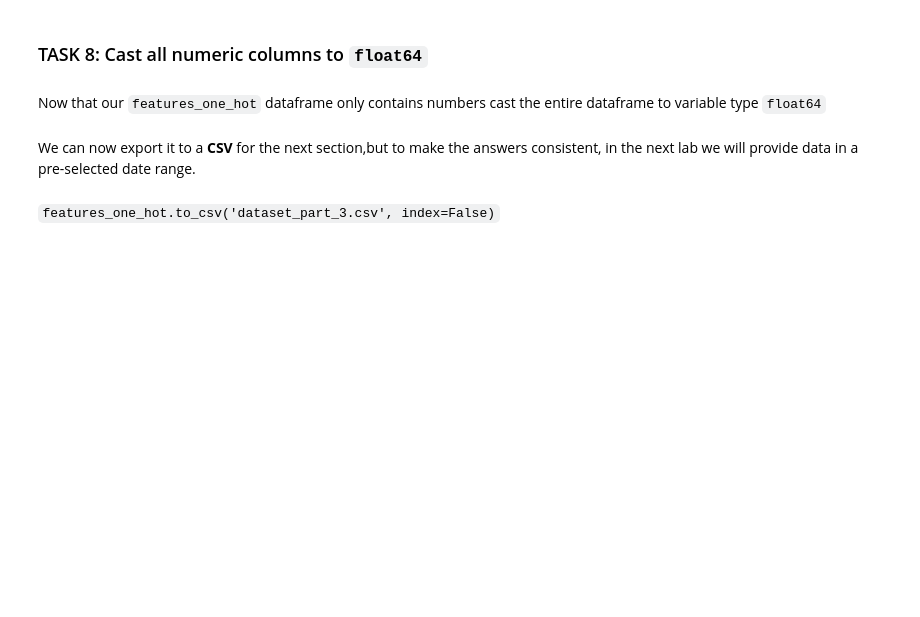
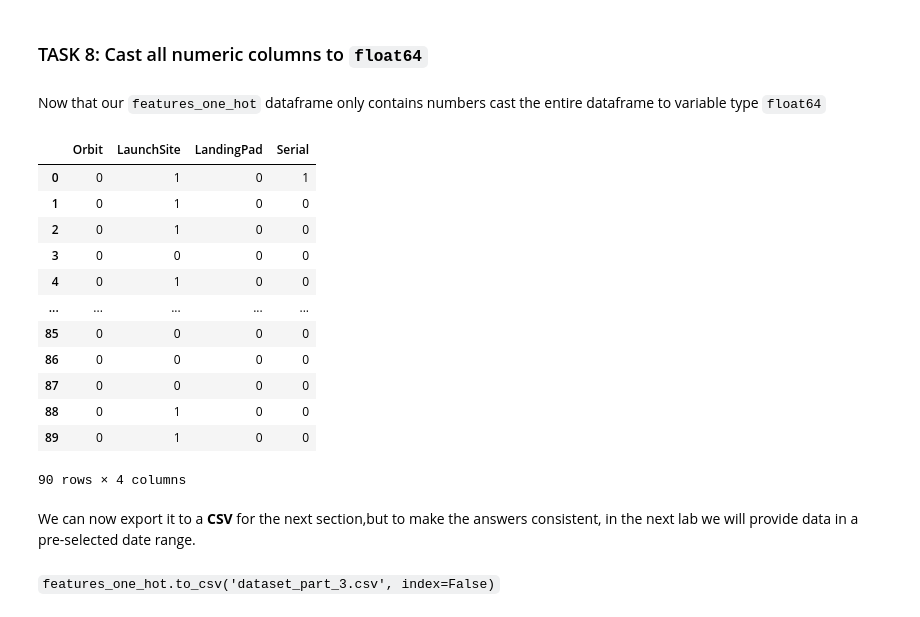
Before and after one commit to garcibo/CAPSTONE-IBM, a Jupyter notebook: jupyter-labs-eda-dataviz.ipynb, the cells around one changed output. Cells and saved outputs as stored; diff of their text form; code cells hidden in the pictures; blank space fills up the shorter version.

```diff
--- a/jupyter-labs-eda-dataviz.ipynb
+++ b/jupyter-labs-eda-dataviz.ipynb
@@ -182,9 +209,32 @@ Use the function <code>get_dummies</code> and <code>features</code> dataframe to
+# %%
+%%capture
+features_hot = df[['Orbit','LaunchSite','LandingPad','Serial']]
+features_hot['Orbit'] = pd.get_dummies(df['Orbit'])
+features_hot['LaunchSite'] = pd.get_dummies(df['LaunchSite'])
+features_hot['LandingPad'] = pd.get_dummies(df['LandingPad'])
+features_hot['Serial'] = pd.get_dummies(df['Serial'])
 # %% [markdown]
 ### TASK  8: Cast all numeric columns to `float64`
 # %% [markdown]
 Now that our <code>features_one_hot</code> dataframe only contains numbers cast the entire dataframe to variable type <code>float64</code>
 # %%
 # HINT: use astype function
+features_hot.astype('float64')
+features_hot
+# %% [output]
+|  | Orbit | LaunchSite | LandingPad | Serial |
+| 0 | 0 | 1 | 0 | 1 |
+| 1 | 0 | 1 | 0 | 0 |
+| 2 | 0 | 1 | 0 | 0 |
+| 3 | 0 | 0 | 0 | 0 |
+| 4 | 0 | 1 | 0 | 0 |
+| ... | ... | ... | ... | ... |
+| 85 | 0 | 0 | 0 | 0 |
+| 86 | 0 | 0 | 0 | 0 |
+| 87 | 0 | 0 | 0 | 0 |
+| 88 | 0 | 1 | 0 | 0 |
+| 89 | 0 | 1 | 0 | 0 |
+90 rows × 4 columns
 # %% [markdown]
 We can now export it to a <b>CSV</b> for the next section,but to make the answers consistent, in the next lab we will provide data in a pre-selected date range.
 # %% [markdown]
```
Also changed, not shown: parts of 7 cells of this notebook.
